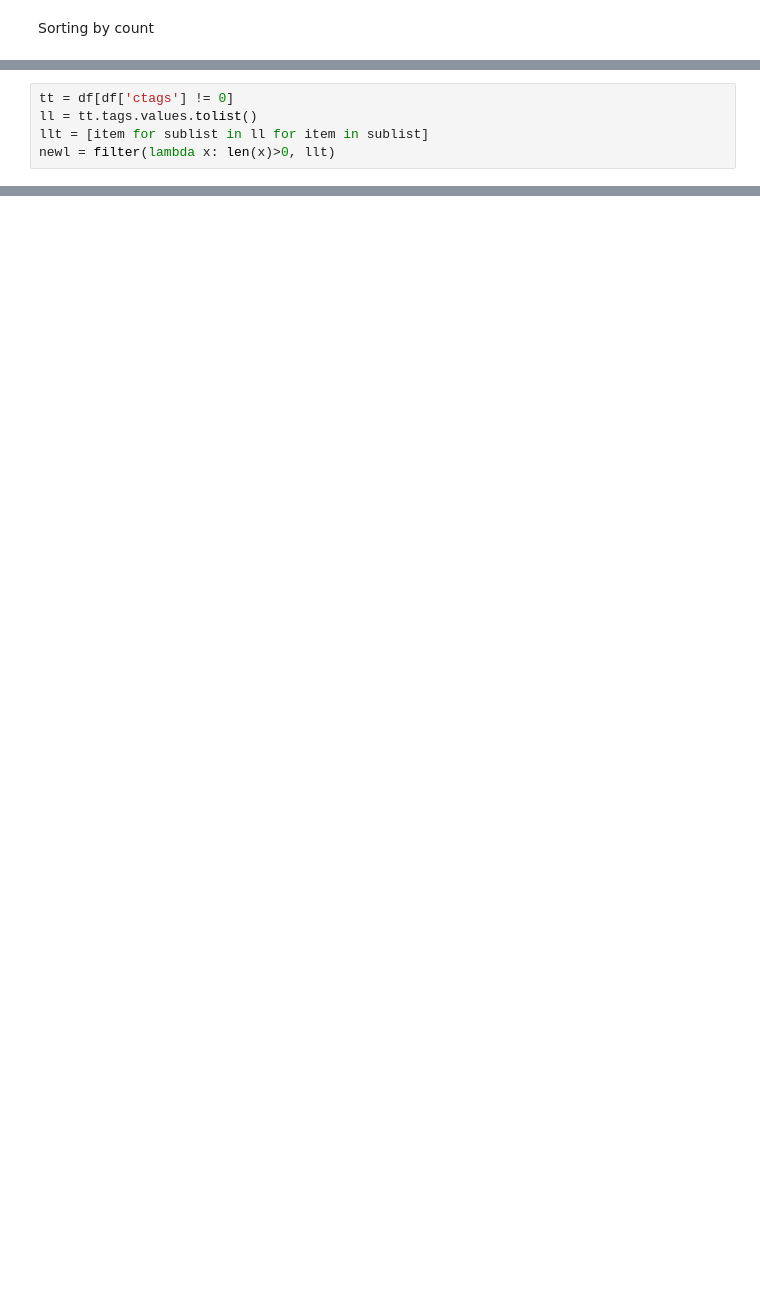
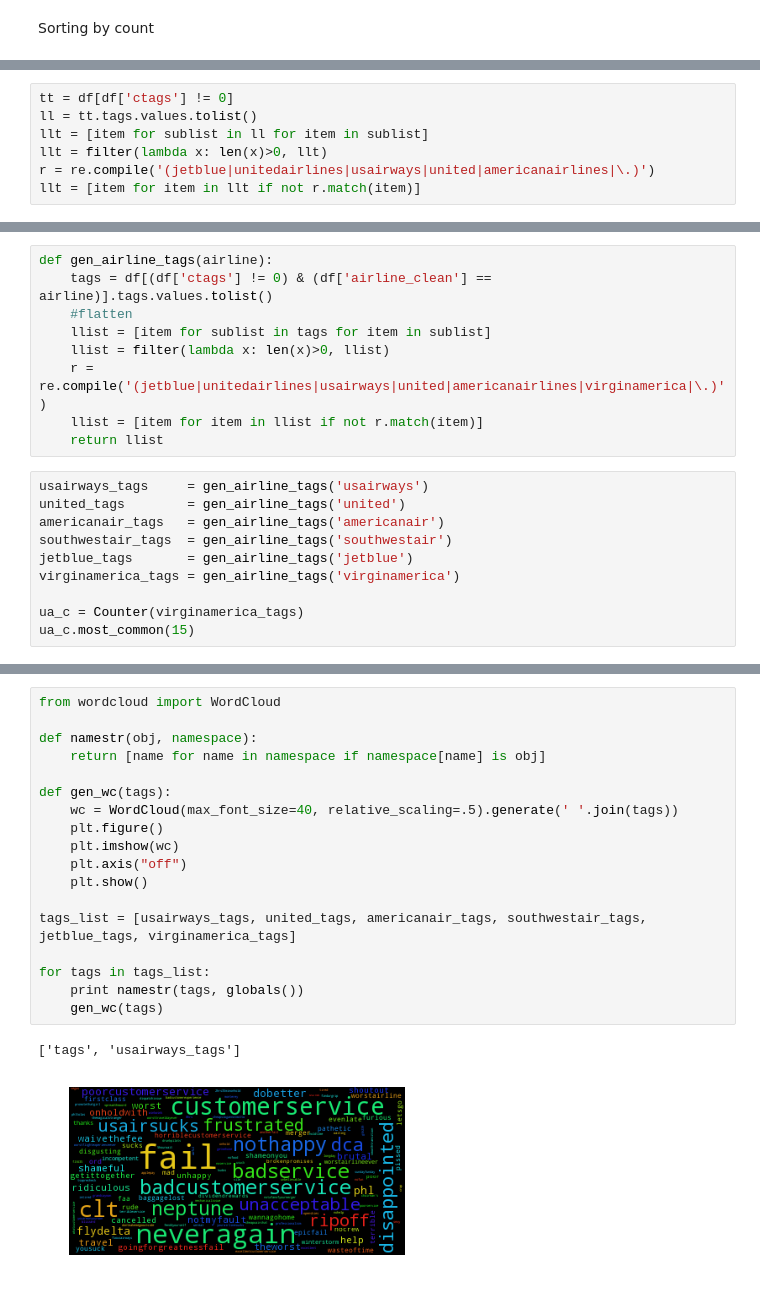
Before and after one commit to l1x/nlp, a Jupyter notebook: nlp.ipynb, the cells around one changed output, grey strips where cells are left out. Saved outputs shown, nothing was run; the diff lists cells and outputs as text; blank space fills up the shorter version.

Commit message:
Adding wordcloud

```diff
--- a/nlp.ipynb
+++ b/nlp.ipynb
@@ -351,4 +355,6 @@ df.sort_values(by='ctags').tail(3)
 tt = df[df['ctags'] != 0]
 ll = tt.tags.values.tolist()
 llt = [item for sublist in ll for item in sublist]
-newl = filter(lambda x: len(x)>0, llt)
+llt = filter(lambda x: len(x)>0, llt)
+r = re.compile('(jetblue|unitedairlines|usairways|united|americanairlines|\.)')
+llt = [item for item in llt if not r.match(item)]
@@ -374,0 +385,19 @@ Todo:
+# %%
+def gen_airline_tags(airline):
+    tags = df[(df['ctags'] != 0) & (df['airline_clean'] == airline)].tags.values.tolist()
+    #flatten
+    llist = [item for sublist in tags for item in sublist]
+    llist = filter(lambda x: len(x)>0, llist)
+    r = re.compile('(jetblue|unitedairlines|usairways|united|americanairlines|virginamerica|\.)')
+    llist = [item for item in llist if not r.match(item)]
+    return llist
+# %%
+usairways_tags     = gen_airline_tags('usairways')
+united_tags        = gen_airline_tags('united')
+americanair_tags   = gen_airline_tags('americanair')
+southwestair_tags  = gen_airline_tags('southwestair')
+jetblue_tags       = gen_airline_tags('jetblue')
+virginamerica_tags = gen_airline_tags('virginamerica')
+
+ua_c = Counter(virginamerica_tags)
+ua_c.most_common(15)
@@ -374,0 +420,21 @@ Todo:
+# %%
+from wordcloud import WordCloud
+
+def namestr(obj, namespace):
+    return [name for name in namespace if namespace[name] is obj]
+
+def gen_wc(tags):
+    wc = WordCloud(max_font_size=40, relative_scaling=.5).generate(' '.join(tags))
+    plt.figure()
+    plt.imshow(wc)
+    plt.axis("off")
+    plt.show()
+
+tags_list = [usairways_tags, united_tags, americanair_tags, southwestair_tags, jetblue_tags, virginamerica_tags]
+
+for tags in tags_list:
+    print namestr(tags, globals())
+    gen_wc(tags)
+# %% [output]
+['tags', 'usairways_tags']
+[figure, added]
```
Also changed, not shown: parts of 20 cells of this notebook, 1 other file.
